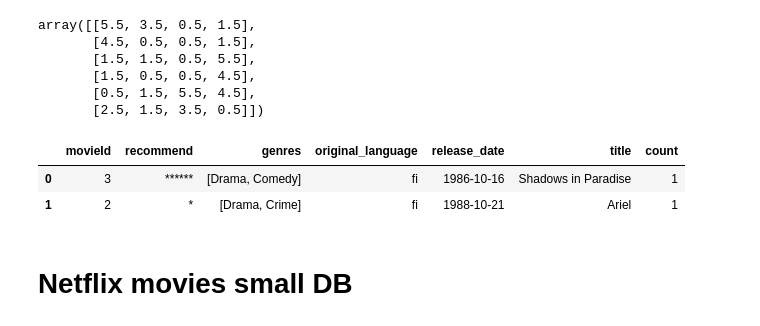
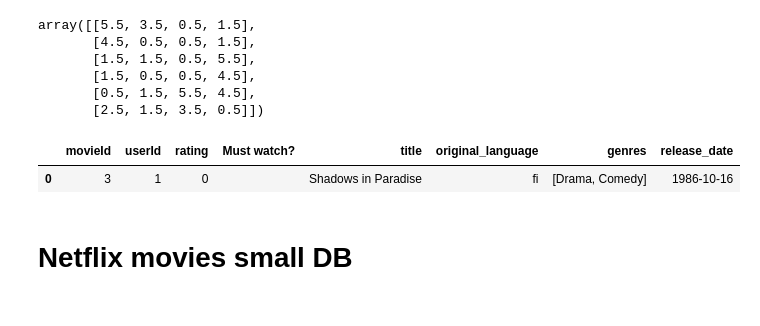
Before and after one commit to carlosgeovany/MachineLearning, a Jupyter notebook: RecommenderSystem.ipynb, the cells around one changed output. Saved outputs shown, nothing was run; the diff lists cells and outputs as text; code cells hidden in the pictures.

```diff
--- a/RecommenderSystem.ipynb
+++ b/RecommenderSystem.ipynb
@@ -439,7 +439,7 @@ K = 47
 r = matrix_factorization(a,K)
 ## Train the model, default iterations is 2
 learning_rate = 1.0
-r.fit(learning_rate,iterations=1000)
+r.fit(learning_rate,iterations=500)
 # %%
 ## Increasing iterations improves over previous best MSE but not significantly
 min(r.mse)
@@ -467,12 +467,12 @@ array([[5.5, 3.5, 0.5, 1.5],
        [0.5, 1.5, 5.5, 4.5],
        [2.5, 1.5, 3.5, 0.5]])
 # %%
-## Recommended movies by top rating
-r.top_recommends(5, movies_data)
+## Recommended movies by top n rating
+user = 1
+r.top_recommends(user, movies_data)
 # %% [output]
-|  | movieId | recommend | genres | original_language | release_date | title | count |
-| 0 | 3 | ****** | [Drama, Comedy] | fi | 1986-10-16 | Shadows in Paradise | 1 |
-| 1 | 2 | * | [Drama, Crime] | fi | 1988-10-21 | Ariel | 1 |
+|  | movieId | userId | rating | Must watch? | title | original_language | genres | release_date |
+| 0 | 3 | 1 | 0 |  | Shadows in Paradise | fi | [Drama, Comedy] | 1986-10-16 |
 # %% [markdown]
 # Netflix movies small DB
 # %%
```
Also changed, not shown: parts of 17 cells of this notebook, 1 other file.
